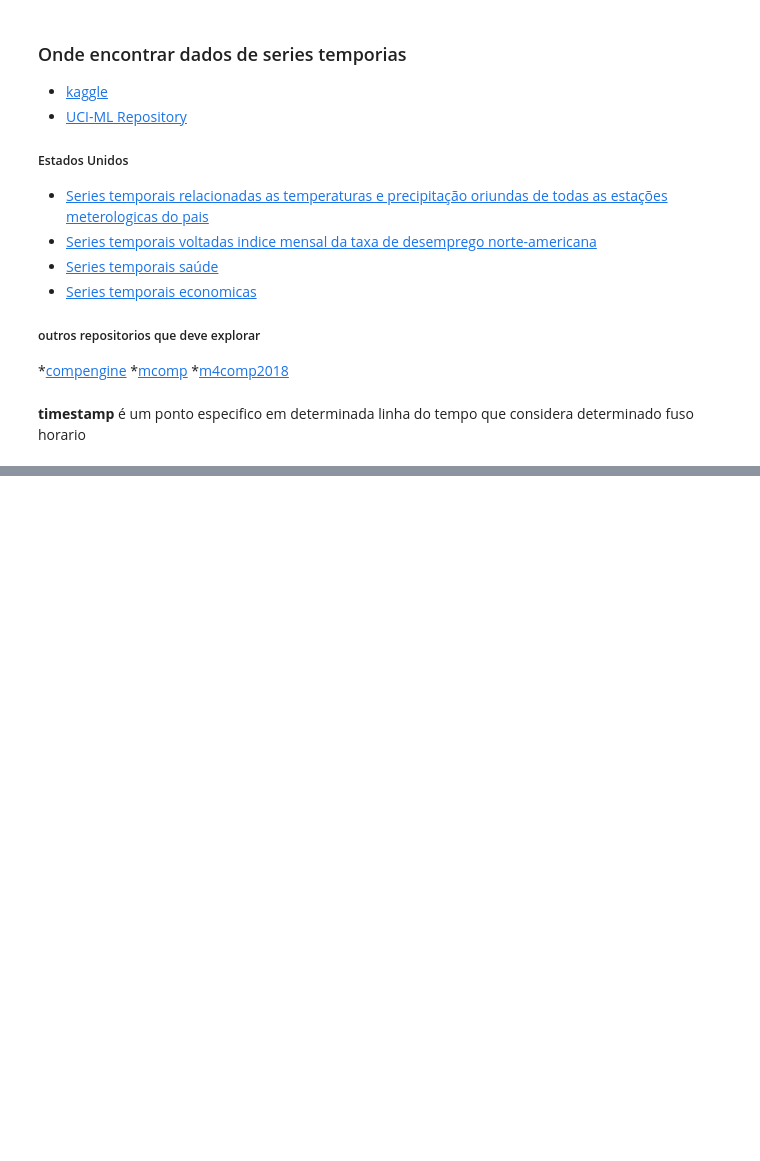
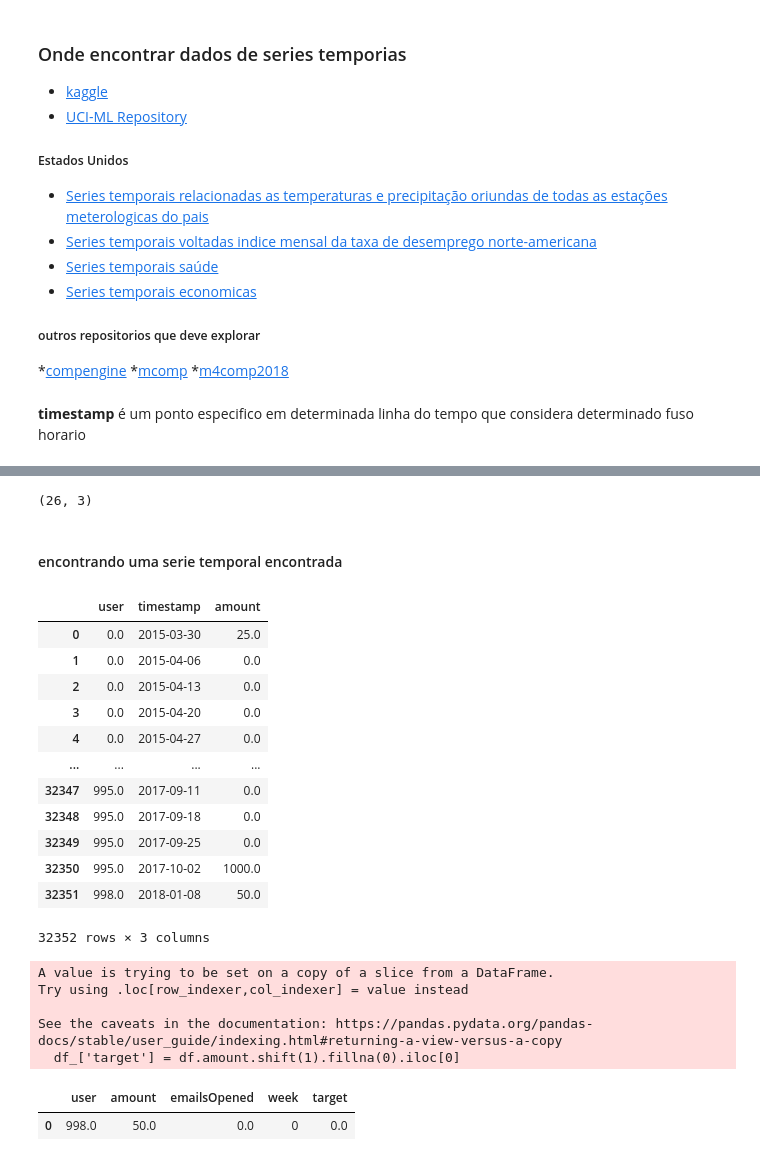
Before and after one commit to kaladabrio2020/analise-pratica-series-temporais_predicao-stats-ml, a Jupyter notebook: capitulo-2-encontrando-dados-e-usando-data-wrangling-com-st/series-temporais.ipynb, the cells around one changed output, grey strips where cells are left out. Saved outputs shown, nothing was run; the diff lists cells and outputs as text; code cells hidden in the pictures; blank space fills up the shorter version.

Commit message:
Limpeza de dados, tratando ausentes em series temporais

```diff
--- a/capitulo-2-encontrando-dados-e-usando-data-wrangling-com-st/series-temporais.ipynb
+++ b/capitulo-2-encontrando-dados-e-usando-data-wrangling-com-st/series-temporais.ipynb
@@ -97,0 +267,32 @@ plt.show()
+# %%
+todos_emails[todos_emails['user']==998].shape
+# %% [output]
+(26, 3)
+# %% [markdown]
+#### encontrando uma serie temporal encontrada
+# %%
+doacao['timestamp'] = pd.to_datetime(doacao['timestamp'])
+# %%
+doacao.set_index(keys=['timestamp'], inplace=True)
+# %%
+agg_don = doacao\
+            .groupby(by=['user'])\
+            .apply(
+                lambda df: df['amount'].resample('W-MON').sum().dropna()
+            ).reset_index()
+# %%
+agg_don
+# %% [output]
+|  | user | timestamp | amount |
+| 0 | 0.0 | 2015-03-30 | 25.0 |
+| 1 | 0.0 | 2015-04-06 | 0.0 |
+| 2 | 0.0 | 2015-04-13 | 0.0 |
+| 3 | 0.0 | 2015-04-20 | 0.0 |
+| 4 | 0.0 | 2015-04-27 | 0.0 |
+| ... | ... | ... | ... |
+| 32347 | 995.0 | 2017-09-11 | 0.0 |
+| 32348 | 995.0 | 2017-09-18 | 0.0 |
+| 32349 | 995.0 | 2017-09-25 | 0.0 |
+| 32350 | 995.0 | 2017-10-02 | 1000.0 |
+| 32351 | 998.0 | 2018-01-08 | 50.0 |
+32352 rows × 3 columns
@@ -97,0 +325,13 @@ plt.show()
+# %%
+df_['target'] = df.amount.shift(1).fillna(0).iloc[0]
+# %% [output]
+A value is trying to be set on a copy of a slice from a DataFrame.
+Try using .loc[row_indexer,col_indexer] = value instead
+
+See the caveats in the documentation: https://pandas.pydata.org/pandas-docs/stable/user_guide/indexing.html#returning-a-view-versus-a-copy
+  df_['target'] = df.amount.shift(1).fillna(0).iloc[0]
+# %%
+df_
+# %% [output]
+|  | user | amount | emailsOpened | week | target |
+| 0 | 998.0 | 50.0 | 0.0 | 0 | 0.0 |
```
Also changed, not shown: parts of 42 cells of this notebook, 6 other files.
